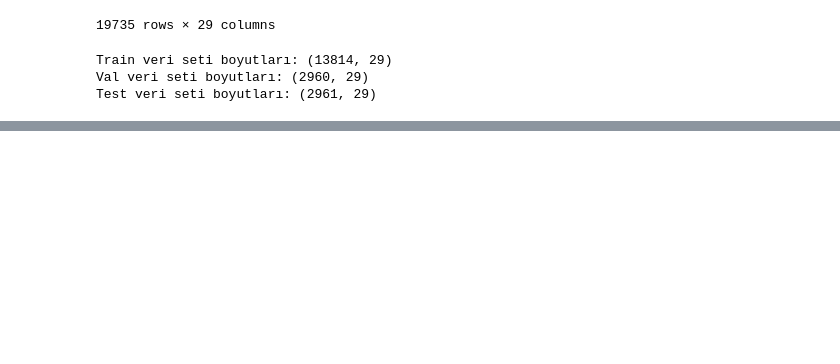
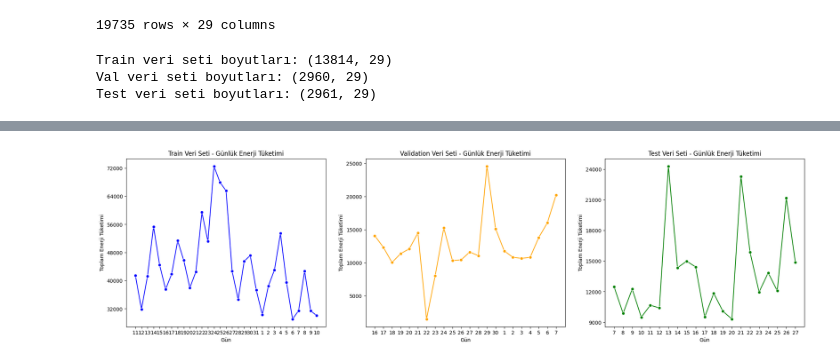
Before and after one commit to sam-git-00/Tubitak-Makine-Ogrenimi-Projesi, a Jupyter notebook: energy_analysis.ipynb, the cells around one changed output, grey strips where cells are left out. Cells and saved outputs as stored; diff of their text form; code cells hidden in the pictures; blank space fills up the shorter version.

```diff
--- a/energy_analysis.ipynb
+++ b/energy_analysis.ipynb
@@ -181,0 +301,5 @@ Test veri seti boyutları: (2961, 29)
+# %%
+# Günlük tüketim çizgi grafiği
+plot_time_series(datasets, labels, colors, kind="line", time_unit="day", title="Günlük Enerji Tüketimi", xlabel="Gün", ylabel=ylabel)
+# %% [output]
+[figure, added]
```
Also changed, not shown: parts of 13 cells of this notebook.
